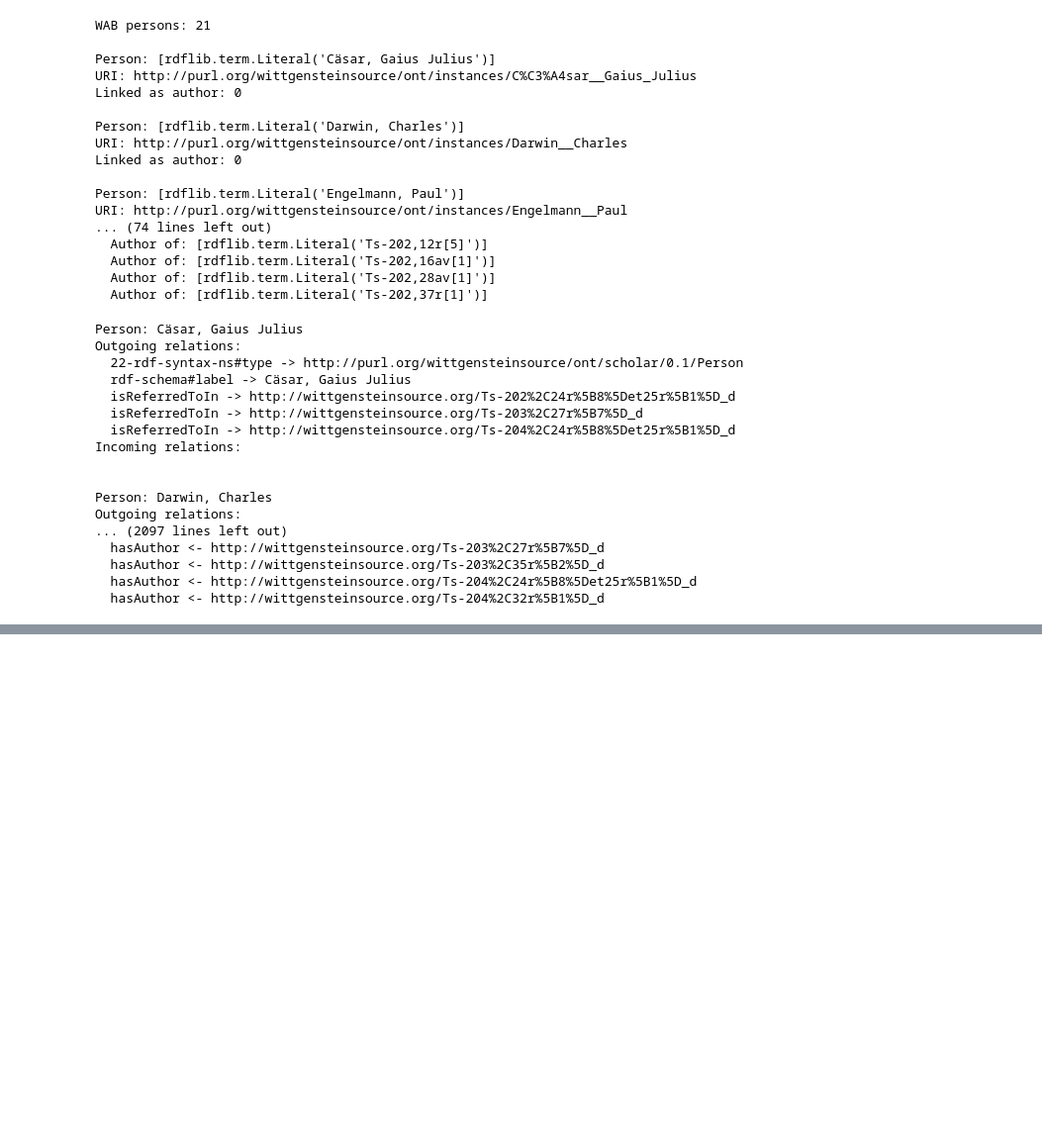
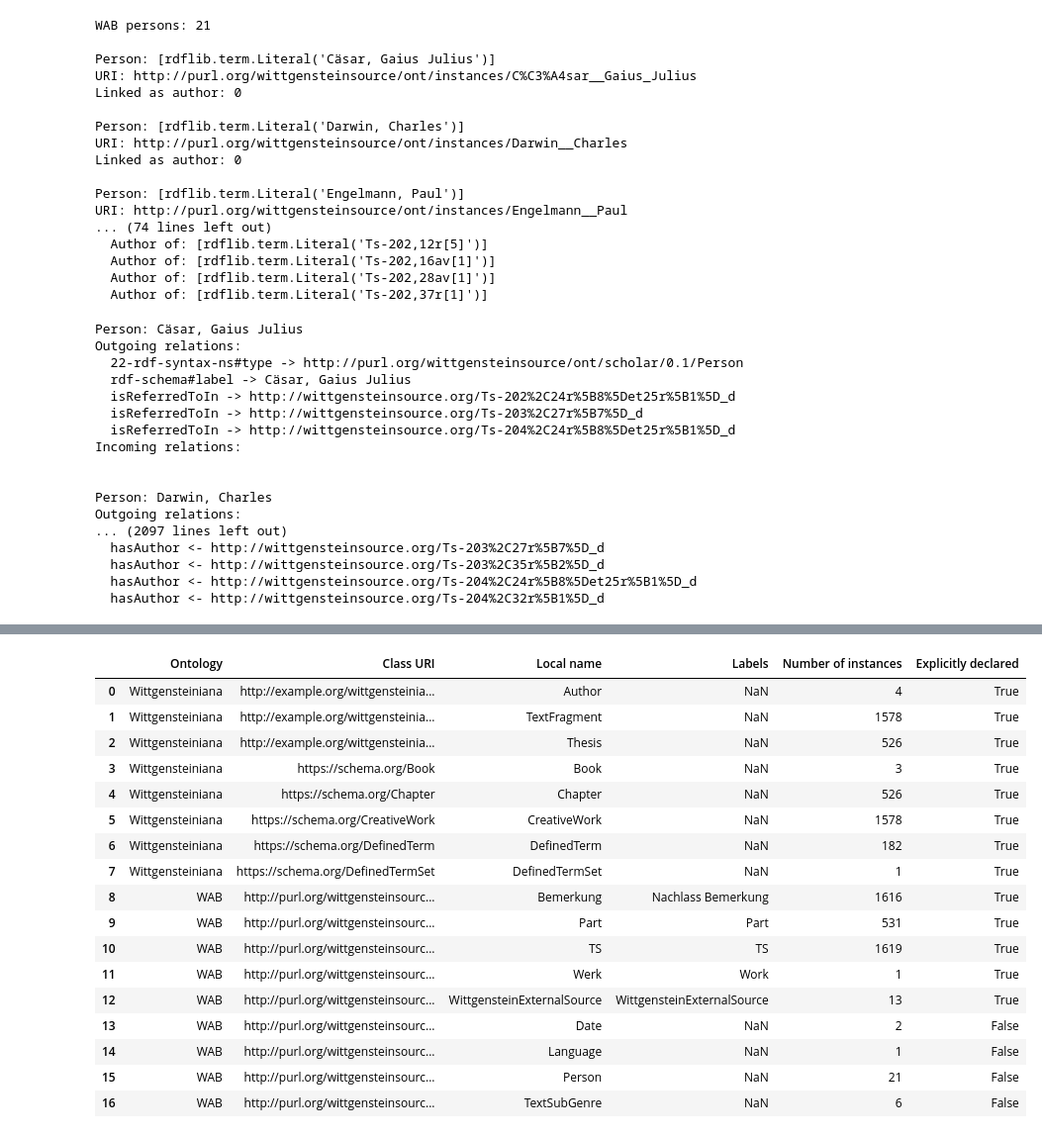
Before and after one commit to i4444i4444/OWL-ontology-align, a Jupyter notebook: tractatus-alignment/notebooks/inspect_alignment_data.ipynb, the cells around one changed output, grey strips where cells are left out. Shown at 99% size. Saved outputs shown, nothing was run; the diff lists cells and outputs as text; code cells hidden in the pictures; blank space fills up the shorter version.

```diff
--- a/tractatus-alignment/notebooks/inspect_alignment_data.ipynb
+++ b/tractatus-alignment/notebooks/inspect_alignment_data.ipynb
@@ -329,0 +379,94 @@ Outgoing relations:
+# %%
+def get_candidate_classes(graph):
+    excluded_types = {
+        OWL.Class,
+        RDFS.Class,
+        OWL.ObjectProperty,
+        OWL.DatatypeProperty,
+        OWL.AnnotationProperty,
+        RDF.Property,
+        OWL.Ontology,
+        OWL.NamedIndividual
+    }
+
+    rdf_types = {
+        obj
+        for _, _, obj in graph.triples((None, RDF.type, None))
+    }
+
+    return sorted(rdf_types - excluded_types, key=str)
+
+
+def get_resource_labels(graph, resource):
+    label_properties = [
+        RDFS.label,
+        SKOS.prefLabel,
+        SKOS.altLabel,
+        SCHEMA.name
+    ]
+
+    labels = []
+
+    for prop in label_properties:
+        labels.extend(
+            str(value)
+            for value in graph.objects(resource, prop)
+        )
+
+    return list(dict.fromkeys(labels))
+
+
+def get_class_statistics(graph, ontology_name):
+    rows = []
+
+    declared_classes = set(graph.subjects(RDF.type, OWL.Class))
+    declared_classes.update(graph.subjects(RDF.type, RDFS.Class))
+
+    for cls in get_candidate_classes(graph):
+        instances = set(graph.subjects(RDF.type, cls))
+        labels = get_resource_labels(graph, cls)
+
+        rows.append({
+            "Ontology": ontology_name,
+            "Class URI": str(cls),
+            "Local name": str(cls).split("/")[-1].split("#")[-1],
+            "Labels": "; ".join(labels) if labels else None,
+            "Number of instances": len(instances),
+            "Explicitly declared": cls in declared_classes
+        })
+
+    return rows
+
+
+class_rows = []
+
+class_rows.extend(
+    get_class_statistics(wittgensteiniana, "Wittgensteiniana")
+)
+
+class_rows.extend(
+    get_class_statistics(wab, "WAB")
+)
+
+classes_df = pd.DataFrame(class_rows)
+
+classes_df
+# %% [output]
+|  | Ontology | Class URI | Local name | Labels | Number of instances | Explicitly declared |
+| 0 | Wittgensteiniana | http://example.org/wittgensteinia... | Author | NaN | 4 | True |
+| 1 | Wittgensteiniana | http://example.org/wittgensteinia... | TextFragment | NaN | 1578 | True |
+| 2 | Wittgensteiniana | http://example.org/wittgensteinia... | Thesis | NaN | 526 | True |
+| 3 | Wittgensteiniana | https://schema.org/Book | Book | NaN | 3 | True |
+| 4 | Wittgensteiniana | https://schema.org/Chapter | Chapter | NaN | 526 | True |
+| 5 | Wittgensteiniana | https://schema.org/CreativeWork | CreativeWork | NaN | 1578 | True |
+| 6 | Wittgensteiniana | https://schema.org/DefinedTerm | DefinedTerm | NaN | 182 | True |
+| 7 | Wittgensteiniana | https://schema.org/DefinedTermSet | DefinedTermSet | NaN | 1 | True |
+| 8 | WAB | http://purl.org/wittgensteinsourc... | Bemerkung | Nachlass Bemerkung | 1616 | True |
+| 9 | WAB | http://purl.org/wittgensteinsourc... | Part | Part | 531 | True |
+| 10 | WAB | http://purl.org/wittgensteinsourc... | TS | TS | 1619 | True |
+| 11 | WAB | http://purl.org/wittgensteinsourc... | Werk | Work | 1 | True |
+| 12 | WAB | http://purl.org/wittgensteinsourc... | WittgensteinExternalSource | WittgensteinExternalSource | 13 | True |
+| 13 | WAB | http://purl.org/wittgensteinsourc... | Date | NaN | 2 | False |
+| 14 | WAB | http://purl.org/wittgensteinsourc... | Language | NaN | 1 | False |
+| 15 | WAB | http://purl.org/wittgensteinsourc... | Person | NaN | 21 | False |
+| 16 | WAB | http://purl.org/wittgensteinsourc... | TextSubGenre | NaN | 6 | False |
```
Also changed, not shown: parts of 25 cells of this notebook.
